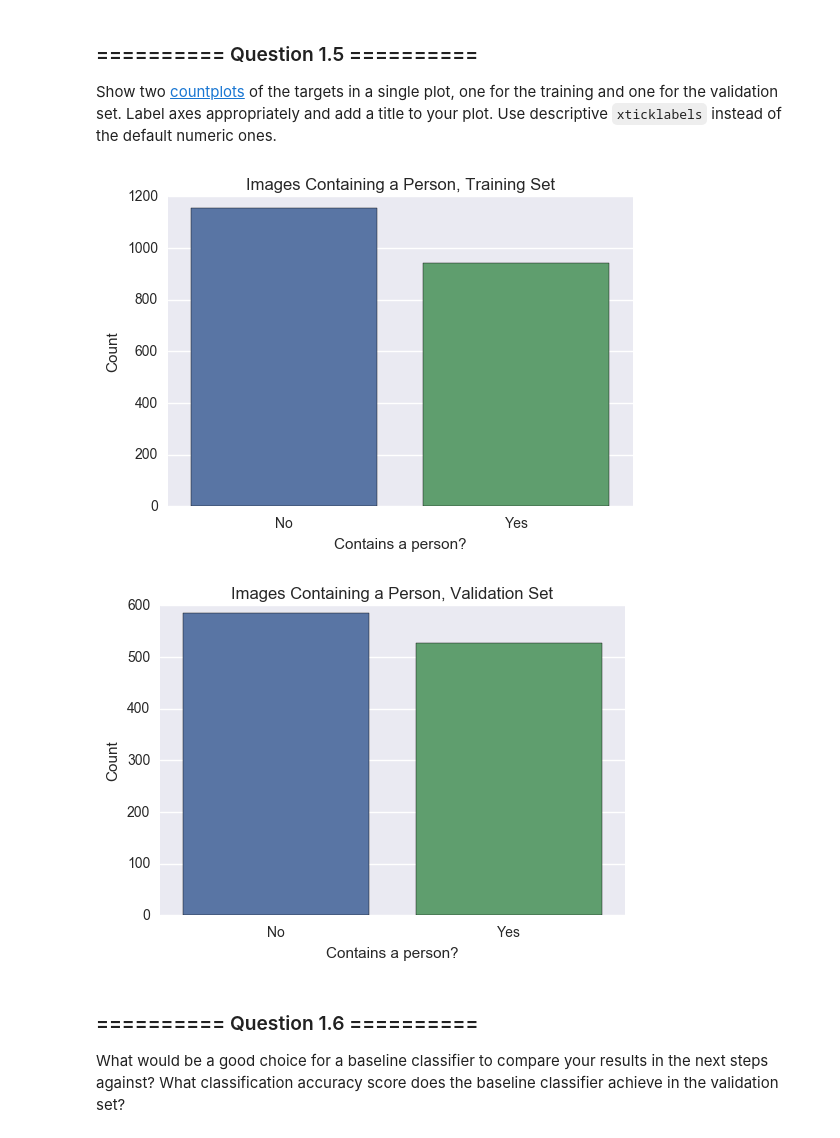
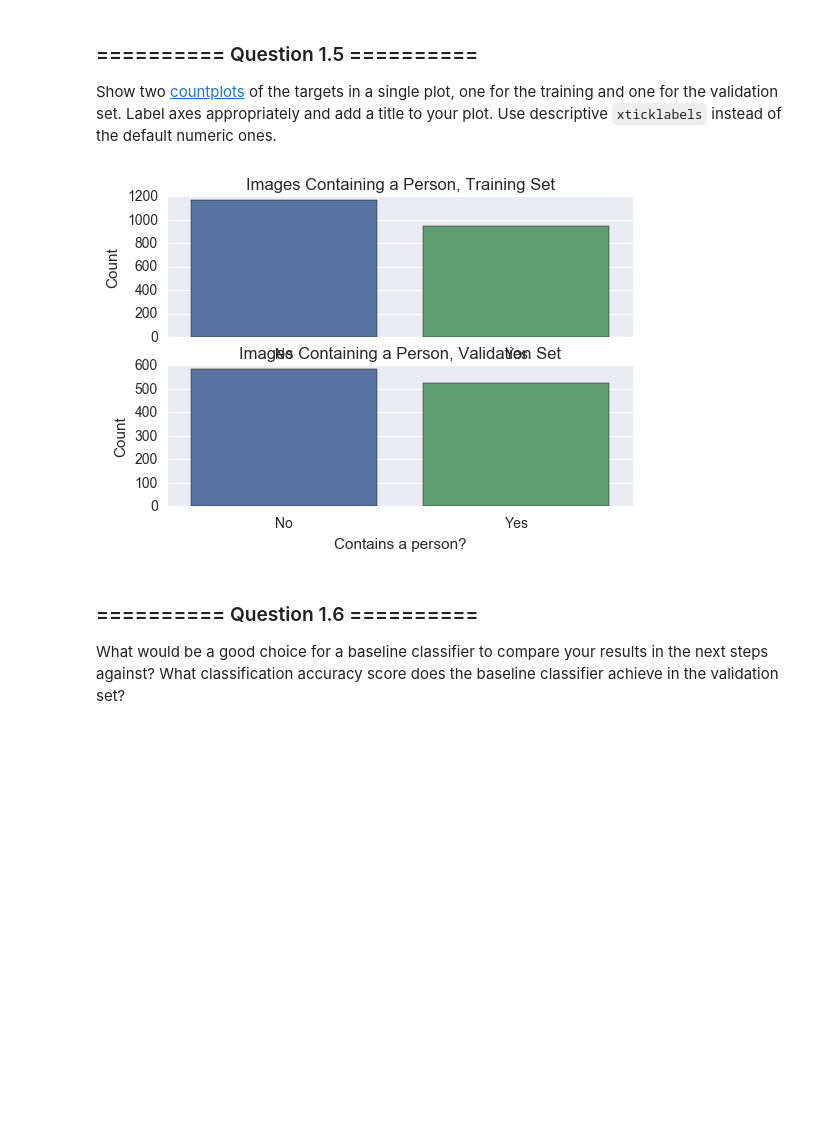
Before and after one commit to repogit44/iaml-4, a Jupyter notebook: 07_Assignment_3.ipynb, the cells around one changed output. Cells and saved outputs as stored; diff of their text form; code cells hidden in the pictures; blank space fills up the shorter version.

```diff
--- a/07_Assignment_3.ipynb
+++ b/07_Assignment_3.ipynb
@@ -151,24 +154,25 @@ Shape of y_val: (1113,)
 ### ========== Question 1.5 ==========
 Show two [countplots](https://seaborn.github.io/generated/seaborn.countplot.html?highlight=countplot#seaborn.countplot) of the targets in a single plot, one for the training and one for the validation set. Label axes appropriately and add a title to your plot. Use descriptive `xticklabels` instead of the default numeric ones.
 # %%
-plt.figure()
+fig = plt.figure()
+
+fig.add_subplot(121)
 sns.countplot(x = y_tr)
 plt.xticks([0, 1], ['No', 'Yes'])
 plt.xlabel('Contains a person?')
 plt.ylabel('Count')
 plt.title('Images Containing a Person, Training Set')
-plt.show()
 
-plt.figure()
+fig.add_subplot(122)
 sns.countplot(x = y_val)
 plt.xticks([0, 1], ['No', 'Yes'])
 plt.xlabel('Contains a person?')
 plt.ylabel('Count')
 plt.title('Images Containing a Person, Validation Set')
+
 plt.show()
 # %% [output]
-[figure, old version]
+[figure, new version]
-[figure, removed]
 # %% [markdown]
 ### ========== Question 1.6 ==========
 What would be a good choice for a baseline classifier to compare your results in the next steps against? What classification accuracy score does the baseline classifier achieve in the validation set?
```
Also changed, not shown: parts of 10 cells of this notebook.
